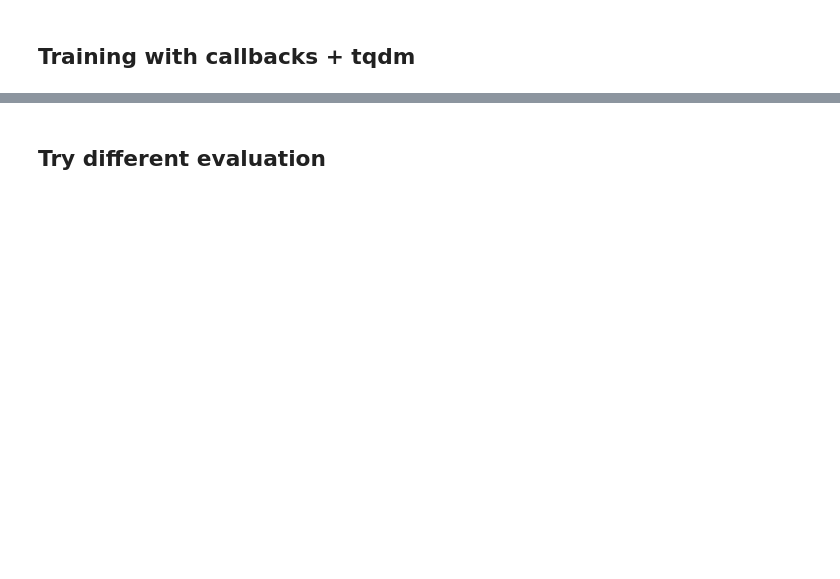
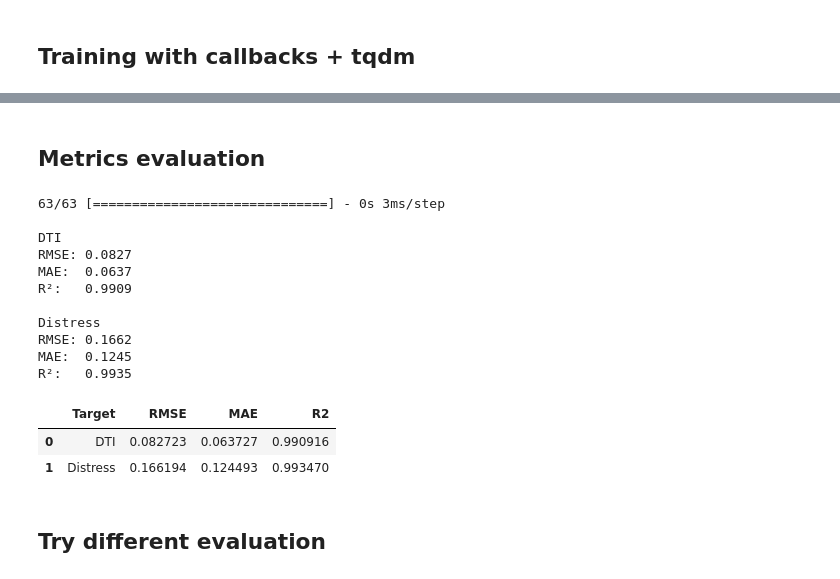
Before and after one commit to Mipjeiger/Indo-Paylater-analytics, a Jupyter notebook: researchment/03_ML_Scientist_task_2_GenZ_Forecasting.ipynb, the cells around one changed output, grey strips where cells are left out. Drawn from its saved outputs; the diff is of its cells as text; code cells hidden in the pictures; blank space fills up the shorter version.

```diff
--- a/researchment/03_ML_Scientist_task_2_GenZ_Forecasting.ipynb
+++ b/researchment/03_ML_Scientist_task_2_GenZ_Forecasting.ipynb
@@ -354,2 +388,69 @@ plt.show()
+# %% [markdown]
+## Metrics evaluation
+# %%
+import numpy as np
+from sklearn.metrics import (
+    mean_squared_error,
+    mean_absolute_error,
+    r2_score
+)
+
+# Predict scaled values
+pred = model.predict(X_te)
+
+# Convert predictions back to original scale
+pred_dti = scaler_dti_y.inverse_transform(
+    np.asarray(pred["dti"]).reshape(-1, 1)
+).ravel()
+
+pred_distress = scaler_dis_y.inverse_transform(
+    np.asarray(pred["distress"]).reshape(-1, 1)
+).ravel()
+
+# Convert actual test values back to original scale
+actual_dti = np.asarray(y_dti_te).ravel()
+actual_distress = np.asarray(y_dis_te).ravel()
+
+# Evaluation function
+def evaluate_regression(name, actual, predicted):
+    rmse = np.sqrt(mean_squared_error(actual, predicted))
+    mae = mean_absolute_error(actual, predicted)
+    r2 = r2_score(actual, predicted)
+
+    print(f"\n{name}")
+    print(f"RMSE: {rmse:.4f}")
+    print(f"MAE:  {mae:.4f}")
+    print(f"R²:   {r2:.4f}")
+
+    return {
+        "Target": name,
+        "RMSE": rmse,
+        "MAE": mae,
+        "R2": r2
+    }
+
+# Evaluate both targets
+evaluation_results = [
+    evaluate_regression("DTI", actual_dti, pred_dti),
+    evaluate_regression("Distress", actual_distress, pred_distress)
+]
+
+evaluation_df = pd.DataFrame(evaluation_results)
+evaluation_df
+# %% [output]
+63/63 [==============================] - 0s 3ms/step
+
+DTI
+RMSE: 0.0827
+MAE:  0.0637
+R²:   0.9909
+
+Distress
+RMSE: 0.1662
+MAE:  0.1245
+R²:   0.9935
+|  | Target | RMSE | MAE | R2 |
+| 0 | DTI | 0.082723 | 0.063727 | 0.990916 |
+| 1 | Distress | 0.166194 | 0.124493 | 0.993470 |
 # %% [markdown]
 ## Try different evaluation
```
Also changed, not shown: parts of 7 cells of this notebook, 1 other file.
